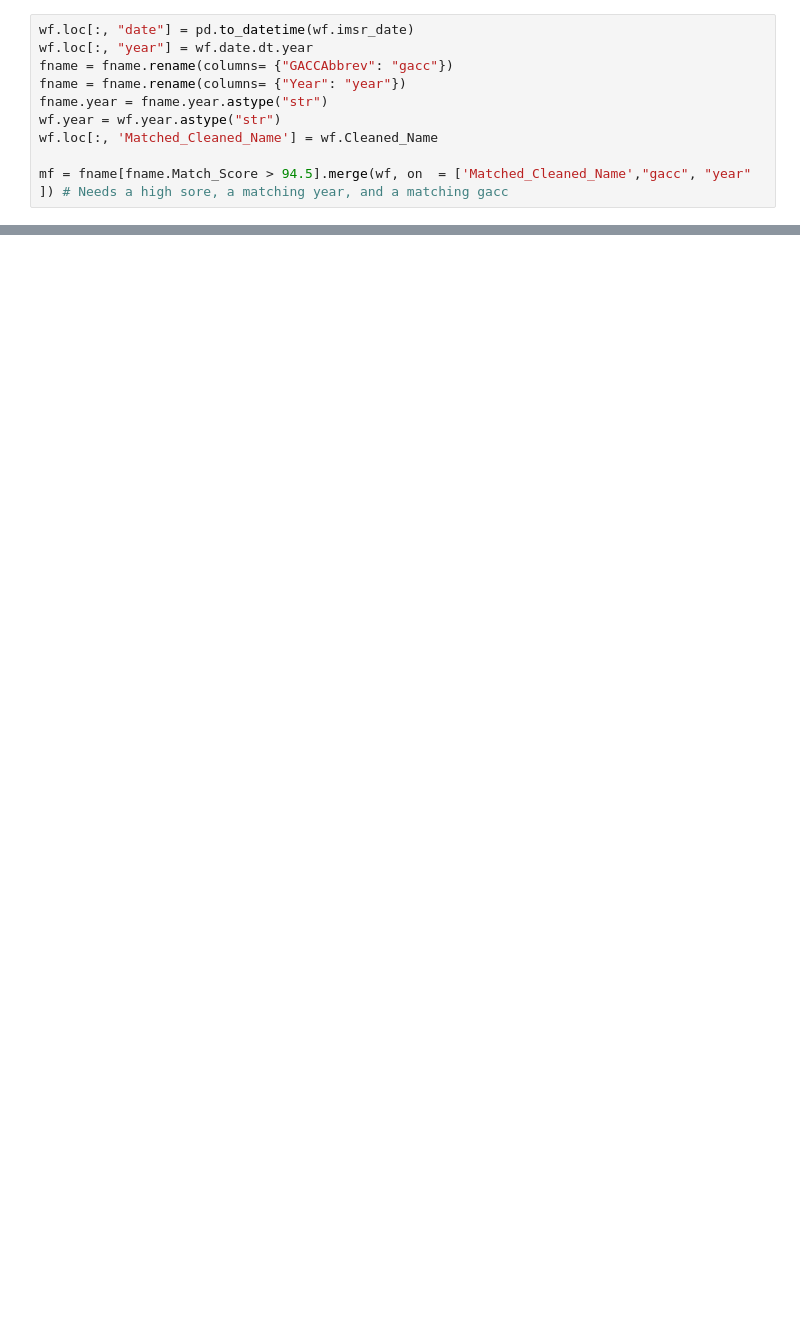
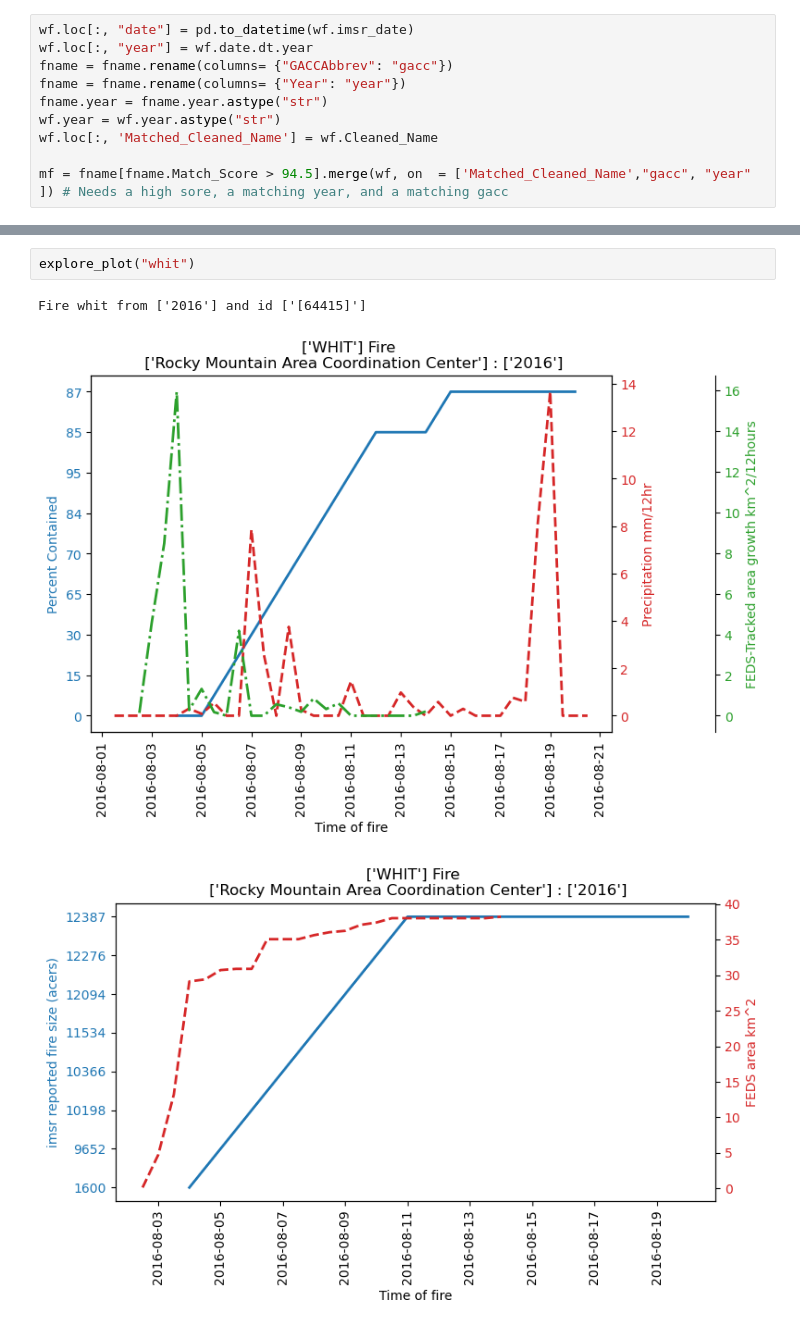
Before and after one commit to mccabete/precip, a Jupyter notebook: precip_vs_percent_contained.ipynb, the cells around one changed output, grey strips where cells are left out. Cells and saved outputs as stored; diff of their text form; blank space fills up the shorter version.

```diff
--- a/precip_vs_percent_contained.ipynb
+++ b/precip_vs_percent_contained.ipynb
@@ -163,0 +356,6 @@ plt.plot(fires[fires.UfireID == "62039_2021"].t, fires[fires.UfireID == "62039_2
+# %%
+explore_plot("whit")
+# %% [output]
+Fire whit from ['2016'] and id ['[64415]']
+[figure, added]
+[figure, added]
```
Also changed, not shown: parts of 12 cells of this notebook, 2 other files.
